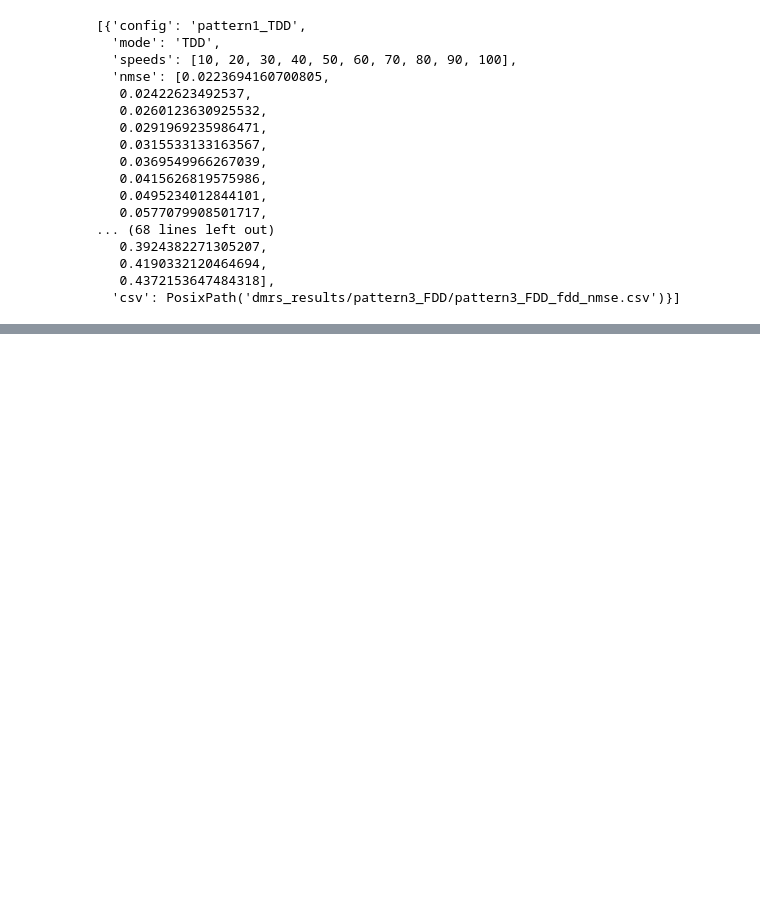
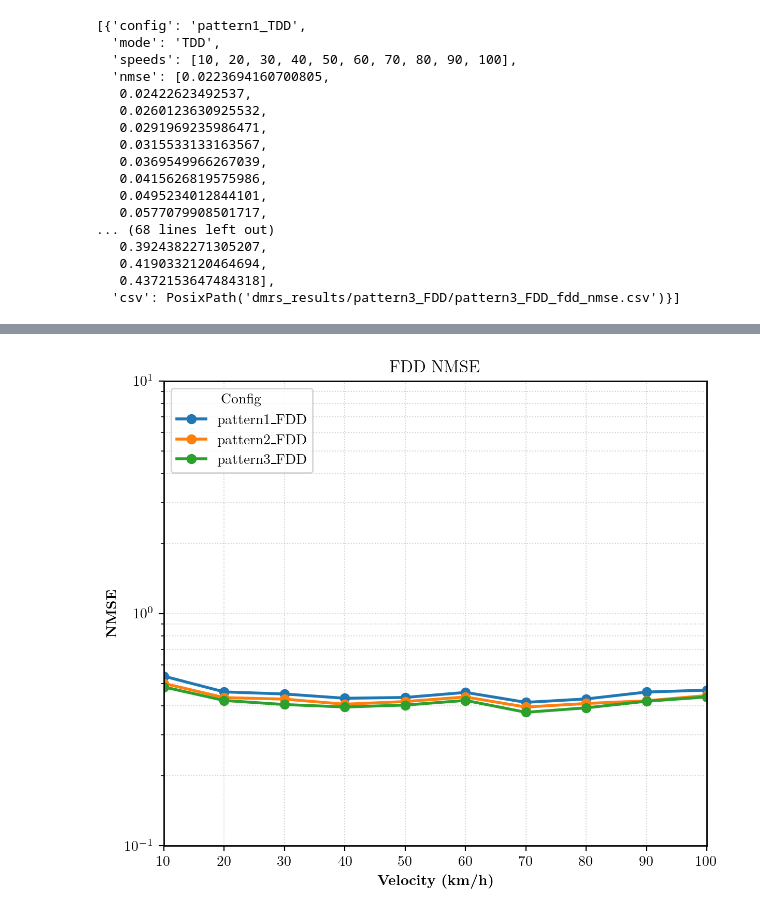
Before and after one commit to aladinD/MambaCSP, a Jupyter notebook: plots_dmrs.ipynb, the cells around one changed output, grey strips where cells are left out. Saved outputs shown, nothing was run; the diff lists cells and outputs as text; code cells hidden in the pictures; blank space fills up the shorter version.

```diff
--- a/plots_dmrs.ipynb
+++ b/plots_dmrs.ipynb
@@ -112,0 +222,5 @@ else:
+# %%
+# NMSE (FDD)
+plot_metric(records, mode="FDD", metric="nmse", ylog=True, ylim=(1e-1, 10), title="FDD NMSE")
+# %% [output]
+[figure, added]
```
Also changed, not shown: parts of 10 cells of this notebook.
